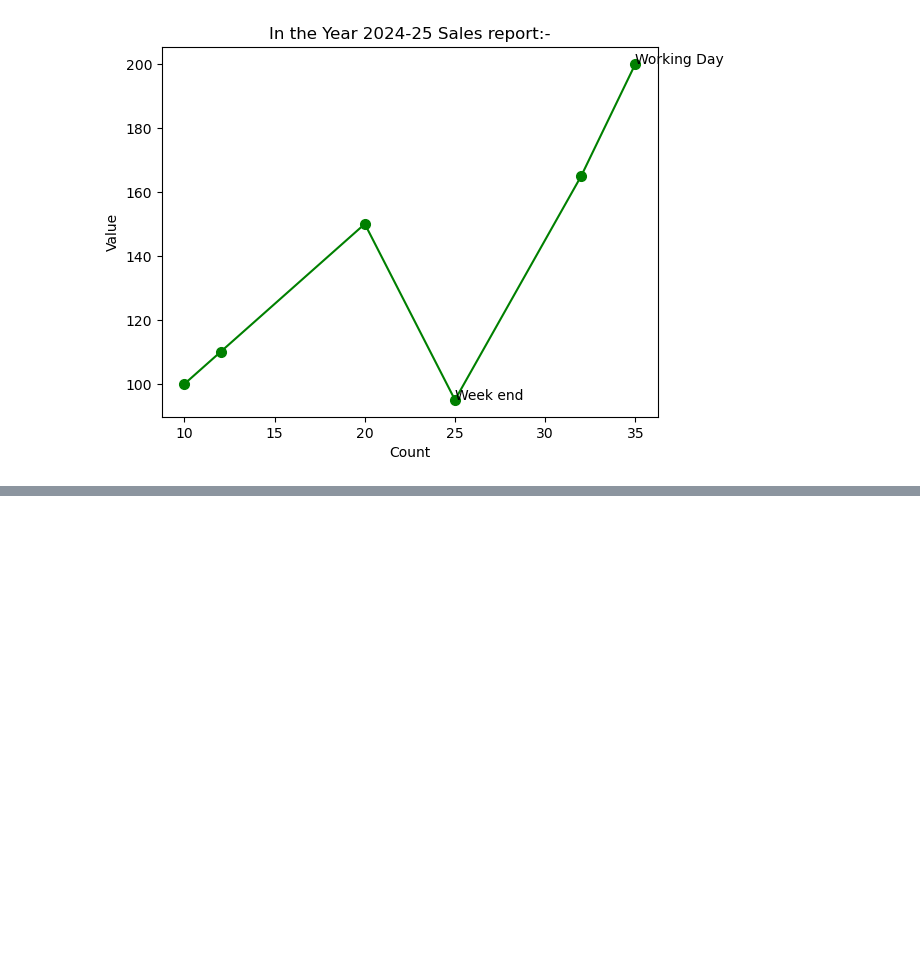
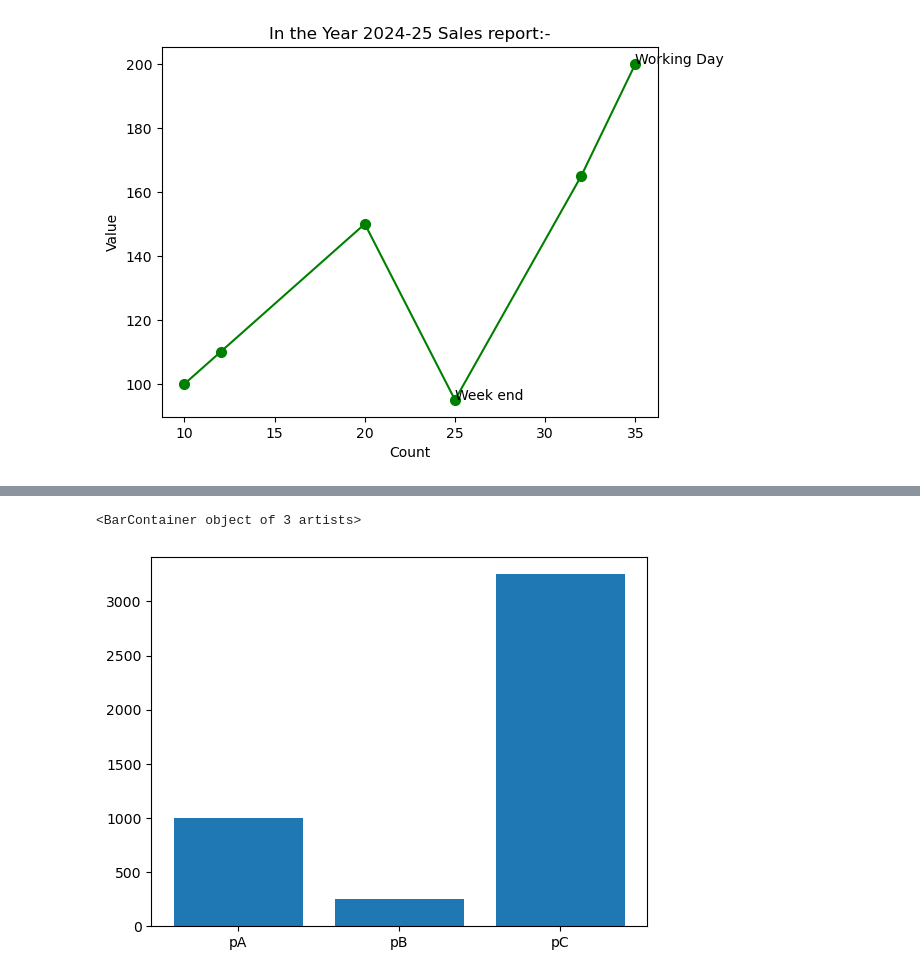
Before and after one commit to pakarthikstudent/DE_Sep, a Jupyter notebook: DAY2/SEP-DE-2.ipynb, the cells around one changed output, grey strips where cells are left out. Saved outputs shown, nothing was run; the diff lists cells and outputs as text; code cells hidden in the pictures; blank space fills up the shorter version.

```diff
--- a/DAY2/SEP-DE-2.ipynb
+++ b/DAY2/SEP-DE-2.ipynb
@@ -432,0 +449,6 @@ Text(35, 200, 'Working Day')
+# %%
+# str Vs number
+plt.bar(['pA','pB','pC'],[1000,250,3250])
+# %% [output]
+<BarContainer object of 3 artists>
+[figure, added]
```
Also changed, not shown: parts of 13 cells of this notebook.
